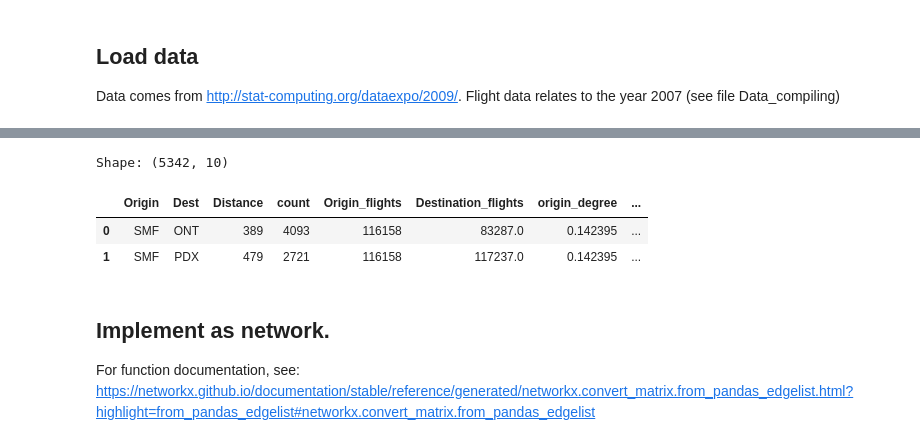
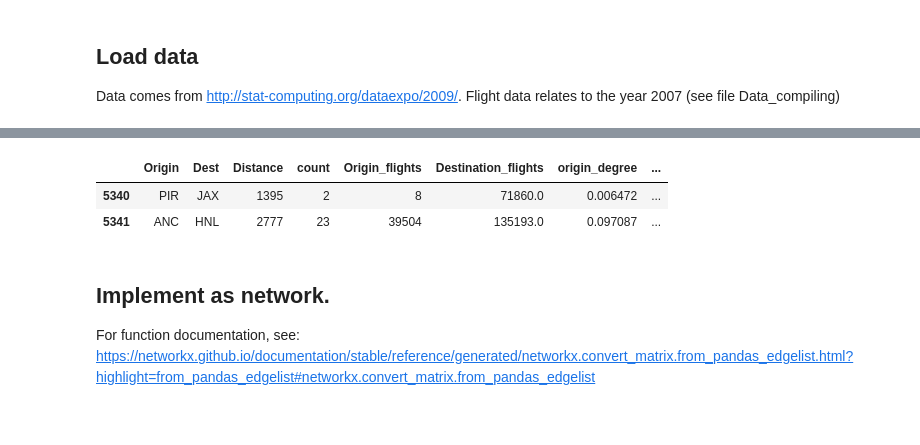
Before and after one commit to Morten-Esketveit/TSDS-gruppe-2019, a Jupyter notebook: Exam/NetworkAnalysis_map.ipynb, the cells around one changed output, grey strips where cells are left out. Drawn from its saved outputs; the diff is of its cells as text; code cells hidden in the pictures.

```diff
--- a/Exam/NetworkAnalysis_map.ipynb
+++ b/Exam/NetworkAnalysis_map.ipynb
@@ -27,13 +25,11 @@ Shape: (7698, 8)
 # %%
 # Load flights data
 FlightsNx = pd.read_pickle("FlightsNx.pkl")
-print('Shape:', FlightsNx.shape)
-FlightsNx.head(2)
+FlightsNx.tail(2)
 # %% [output]
-Shape: (5342, 10)
 |  | Origin | Dest | Distance | count | Origin_flights | Destination_flights | origin_degree | ... |
-| 0 | SMF | ONT | 389 | 4093 | 116158 | 83287.0 | 0.142395 | ... |
-| 1 | SMF | PDX | 479 | 2721 | 116158 | 117237.0 | 0.142395 | ... |
+| 5340 | PIR | JAX | 1395 | 2 | 8 | 71860.0 | 0.006472 | ... |
+| 5341 | ANC | HNL | 2777 | 23 | 39504 | 135193.0 | 0.097087 | ... |
 # %% [markdown]
 ## Implement as network.
 For function documentation, see:
```
Also changed, not shown: parts of 7 cells of this notebook, 1 other file.
